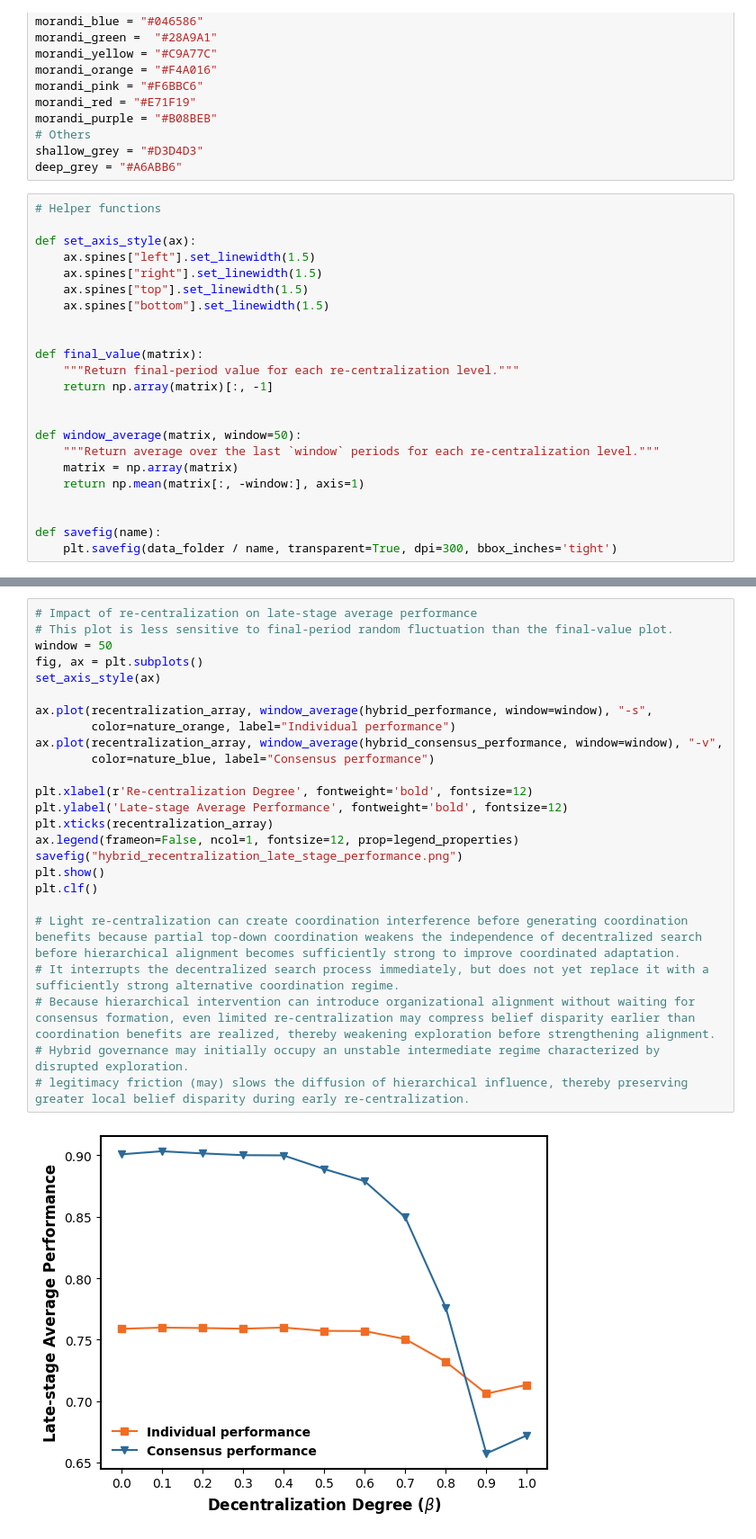
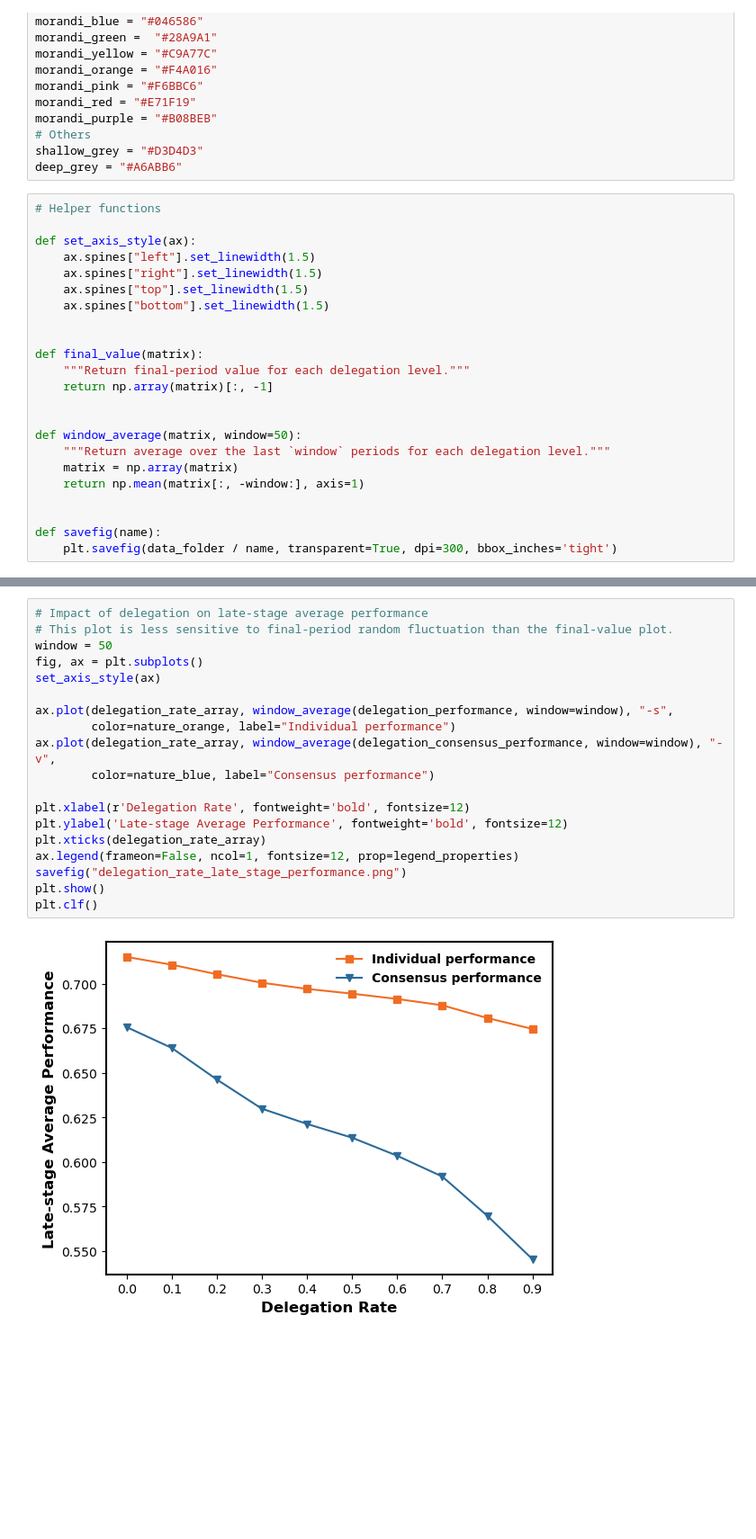
Before and after one commit to GrandJune/DAOs, a Jupyter notebook: V4/Delegation/delegation_evaluator.ipynb, the cells around one changed output, grey strips where cells are left out. Shown at 90% size. Saved outputs shown, nothing was run; the diff lists cells and outputs as text; blank space fills up the shorter version.

Commit message:
Hybrid Structure of Hierarchy and DAO-like Structure

```diff
--- a/V4/Delegation/delegation_evaluator.ipynb
+++ b/V4/Delegation/delegation_evaluator.ipynb
@@ -97,12 +75,12 @@ def set_axis_style(ax):
 
 
 def final_value(matrix):
-    """Return final-period value for each re-centralization level."""
+    """Return final-period value for each delegation level."""
     return np.array(matrix)[:, -1]
 
 
 def window_average(matrix, window=50):
-    """Return average over the last `window` periods for each re-centralization level."""
+    """Return average over the last `window` periods for each delegation level."""
     matrix = np.array(matrix)
     return np.mean(matrix[:, -window:], axis=1)
 
@@ -145,30 +123,24 @@ consensus performance list:  [0.6765999999999993, 0.6403999999999984, 0.66226666
 <Figure size 640x480 with 0 Axes>
 # %%
-# Impact of re-centralization on late-stage average performance
+# Impact of delegation on late-stage average performance
 # This plot is less sensitive to final-period random fluctuation than the final-value plot.
 window = 50
 fig, ax = plt.subplots()
 set_axis_style(ax)
 
-ax.plot(recentralization_array, window_average(hybrid_performance, window=window), "-s",
+ax.plot(delegation_rate_array, window_average(delegation_performance, window=window), "-s",
         color=nature_orange, label="Individual performance")
-ax.plot(recentralization_array, window_average(hybrid_consensus_performance, window=window), "-v",
+ax.plot(delegation_rate_array, window_average(delegation_consensus_performance, window=window), "-v",
         color=nature_blue, label="Consensus performance")
 
-plt.xlabel(r'Re-centralization Degree', fontweight='bold', fontsize=12)
+plt.xlabel(r'Delegation Rate', fontweight='bold', fontsize=12)
 plt.ylabel('Late-stage Average Performance', fontweight='bold', fontsize=12)
-plt.xticks(recentralization_array)
+plt.xticks(delegation_rate_array)
 ax.legend(frameon=False, ncol=1, fontsize=12, prop=legend_properties)
-savefig("hybrid_recentralization_late_stage_performance.png")
+savefig("delegation_rate_late_stage_performance.png")
 plt.show()
 plt.clf()
-
-# Light re-centralization can create coordination interference before generating coordination benefits because partial top-down coordination weakens the independence of decentralized search before hierarchical alignment becomes sufficiently strong to improve coordinated adaptation.
-# It interrupts the decentralized search process immediately, but does not yet replace it with a sufficiently strong alternative coordination regime.
-# Because hierarchical intervention can introduce organizational alignment without waiting for consensus formation, even limited re-centralization may compress belief disparity earlier than coordination benefits are realized, thereby weakening exploration before strengthening alignment.
-# Hybrid governance may initially occupy an unstable intermediate regime characterized by disrupted exploration.
-# legitimacy friction (may) slows the diffusion of hierarchical influence, thereby preserving greater local belief disparity during early re-centralization.
 # %% [output]
-[figure, old version]
+[figure, new version]
 <Figure size 640x480 with 0 Axes>
 # %%
```
Also changed, not shown: parts of 9 cells of this notebook, 1 other file.
